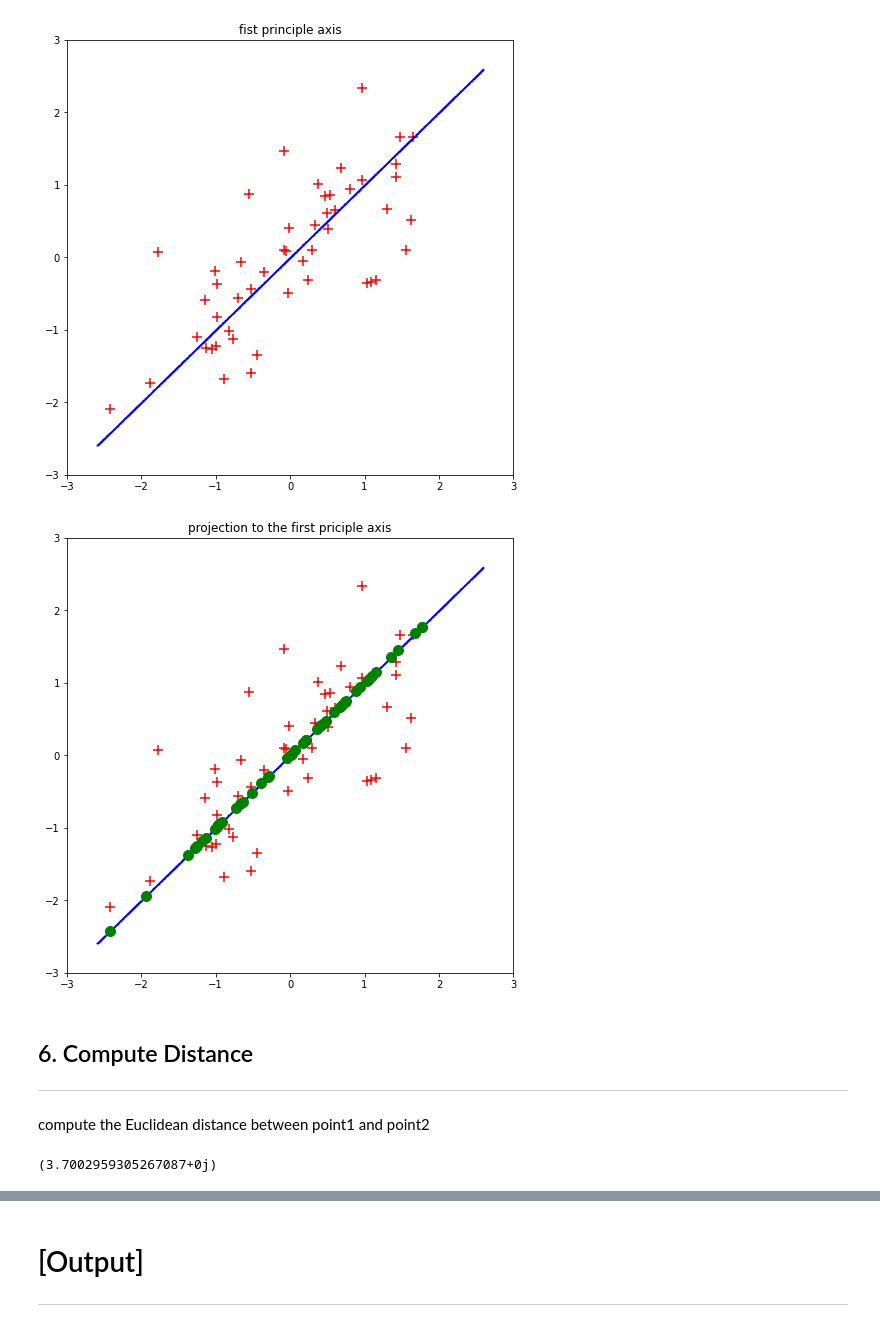
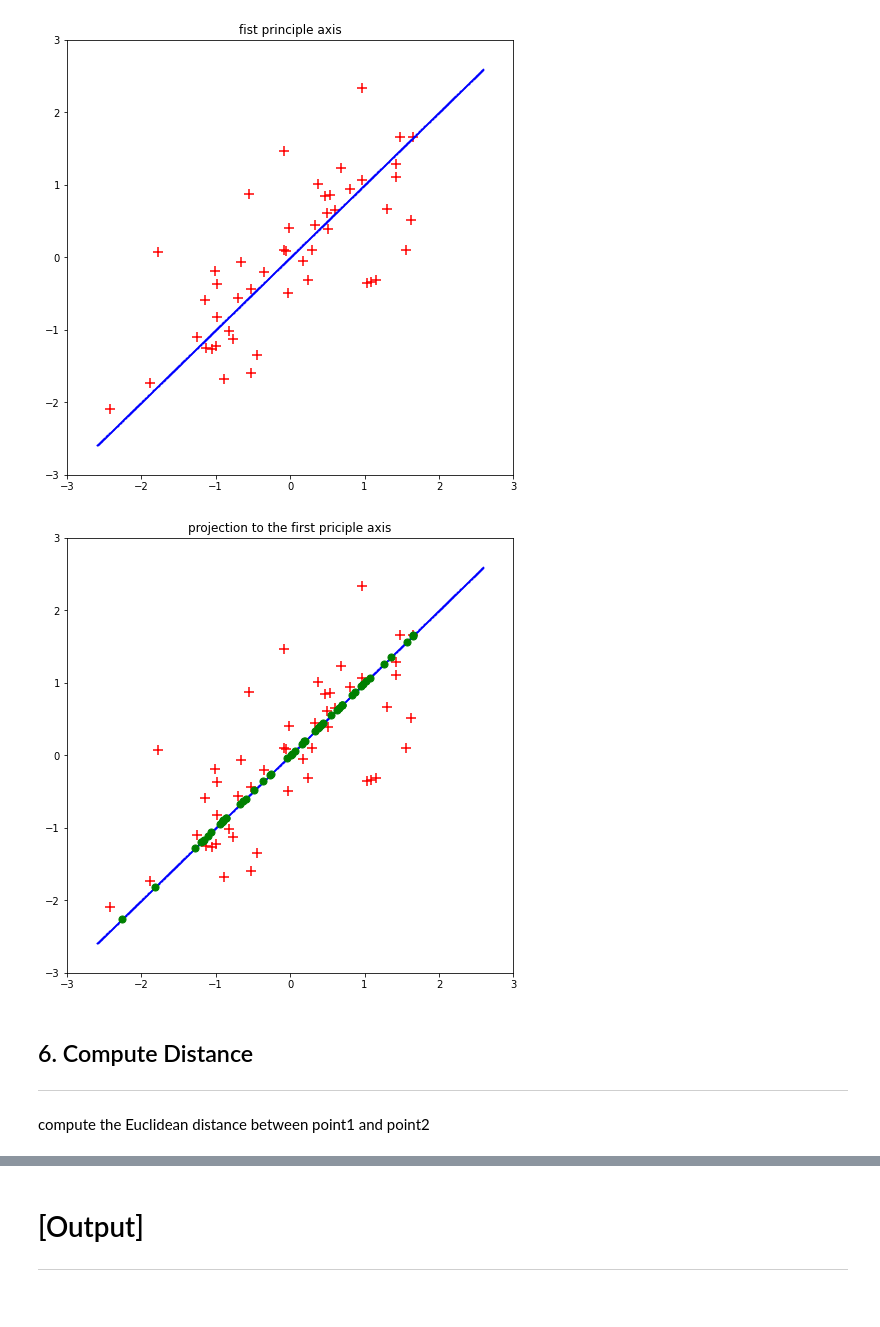
Before and after one commit to wkdthf21/Machine-Learning-Assignment, a Jupyter notebook: 08/Principal Component Analysis.ipynb, the cells around one changed output, grey strips where cells are left out. Drawn from its saved outputs; the diff is of its cells as text; code cells hidden in the pictures.

Commit message:
Assignment #08 : plot the distance to the first principle axis

```diff
--- a/08/Principal Component Analysis.ipynb
+++ b/08/Principal Component Analysis.ipynb
@@ -82,5 +78,5 @@ def compute_covariance(x, y):
 # %%
-X, covar = compute_covariance(xn, yn)
-print(X.shape)
-print(covar.shape)
+X, covar = compute_covariance2(xn, yn)
+
+print(covar)
 # %% [output]
@@ -112,8 +109,8 @@ define a function to compute the projection of the data point onto principal axi
 # %%
 def compute_projection(point, axis):
 
-    Z = np.dot(axis.T, point)
-    projection = np.dot(axis, Z)
-    npx, npy = normalize_data(projection[0,:], projection[1,:])
+    Z =  np.dot(point.T, axis)
+    return Z.T
 
-    return npx, npy
+def generate_from_projection(axis, Z):
+    return np.dot(axis, Z)
@@ -132 +117,8 @@ axis2 = axis2.astype(dtype = 'float64')
+# %%
+axis1 = evecs2.T[0]
+axis2 = evecs2.T[1]
+Z1 = compute_projection(X, axis1)
+Z2 = compute_projection(X, axis2)
+generateZ1 = generate_from_projection(axis1.reshape(2, -1), Z1.reshape(-1, 50))
+generateZ2 = generate_from_projection(axis2.reshape(2, -1), Z2.reshape(-1, 50))
 # %%
@@ -145,7 +140,7 @@ xmin, xmax = xn.min(), xn.max()
 xx = np.linspace(xmin, xmax, 1000)
 
 x_line1 = xx.reshape(1, -1)
-y_line1 = (-axis1[0] * x_line1 + axis1[1]).reshape(1, -1)
+y_line1 = (axis1[0] * x_line1 + axis1[1]).reshape(1, -1)
 
 x_line1, y_line1 = normalize_data(x_line1, y_line1)
 x_line1, y_line1 = x_line1 * 1.5, y_line1 * 1.5
@@ -162,14 +157,14 @@ plt.show()
 # %%
 plt.figure(figsize = (8, 8))
 plt.scatter(xn, yn, c = 'red', marker = '+', s = 120)
 plt.scatter(x_line1, y_line1, c = 'blue', s = 0.5)
-plt.scatter(npx1, npy1, c = 'green', s = 100)
+plt.scatter(generateZ1[0], generateZ1[1], c = 'green', s = 50)
 plt.xlim(-3, 3)
 plt.ylim(-3, 3)
 plt.title('projection to the first priciple axis')
 plt.show()
 # %% [output]
-[figure, old version]
+[figure, new version]
 # %% [markdown]
 ## 6. Compute Distance
 <hr>
@@ -180,13 +175,3 @@ def compute_distance(point1, point2):
 
     distance = np.sum((point1 - point2) ** 2)
     return np.sqrt(distance)
-# %%
-p1 = np.array([xn[0], yn[0]])
-p2 = np.array([npx[0], npy[0]])
-compute_distance(p1, p2)
-
-
-temp = compute_distance(np.array([xn, yn]), np.array([npx, npy]))
-print(temp)
-# %% [output]
-(3.7002959305267087+0j)
```
Also changed, not shown: parts of 7 cells of this notebook.
